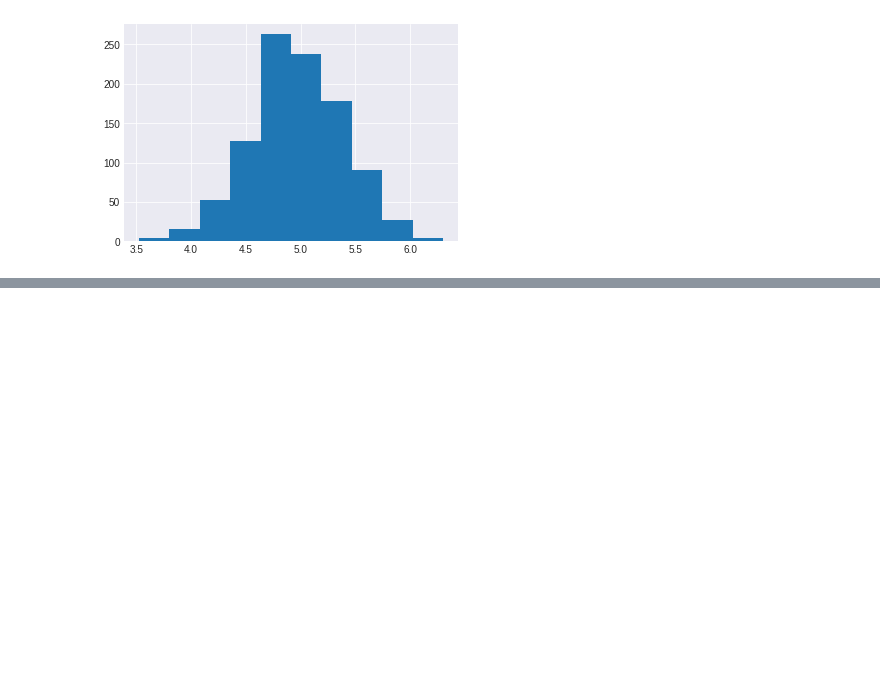
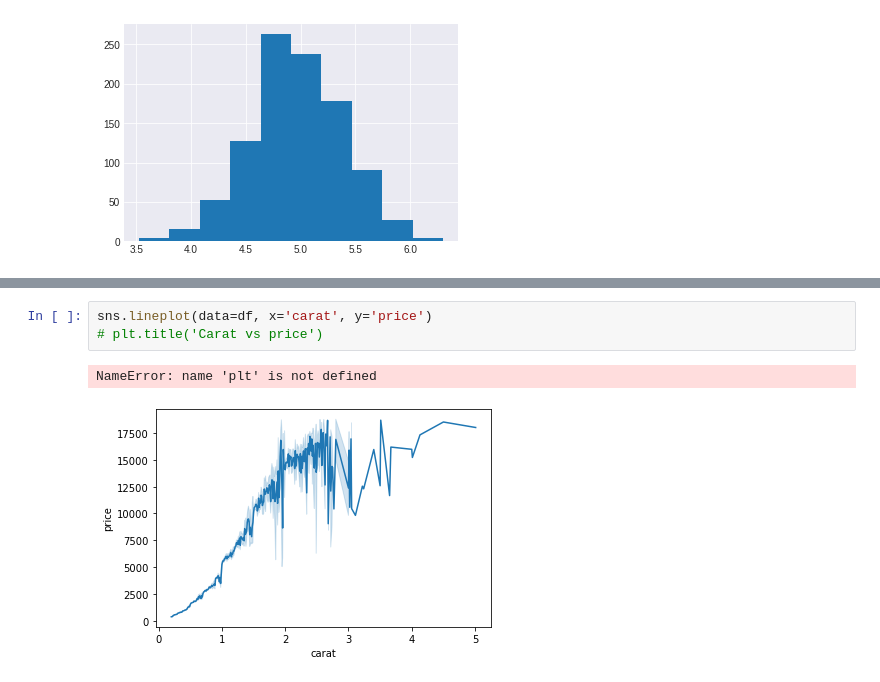
Before and after one commit to elnursahbalayev/UpData, a Jupyter notebook: Data Science Bootcamp/Allahveren bey/Session notes/Matplotlib & Seaborn.ipynb, the cells around one changed output, grey strips where cells are left out. Saved outputs shown, nothing was run; the diff lists cells and outputs as text; blank space fills up the shorter version.

```diff
--- a/Data Science Bootcamp/Allahveren bey/Session notes/Matplotlib & Seaborn.ipynb
+++ b/Data Science Bootcamp/Allahveren bey/Session notes/Matplotlib & Seaborn.ipynb
@@ -278,0 +338,6 @@ plt.hist(averages)
+# %%
+sns.lineplot(data=df, x='carat', y='price')
+# plt.title('Carat vs price')
+# %% [output]
+NameError: name 'plt' is not defined
+[figure, added]
```
Also changed, not shown: parts of 14 cells of this notebook, 2 other files.
